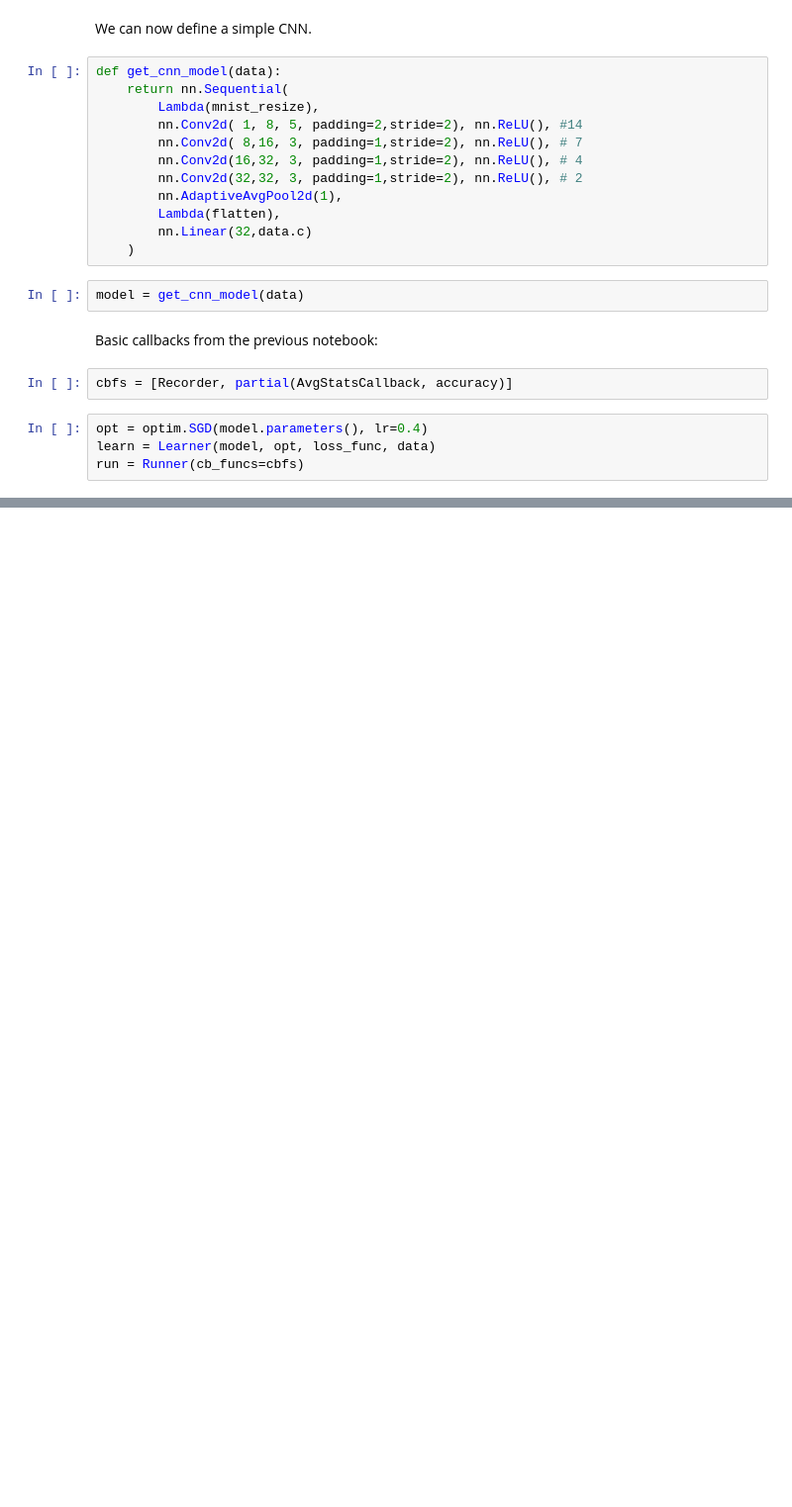
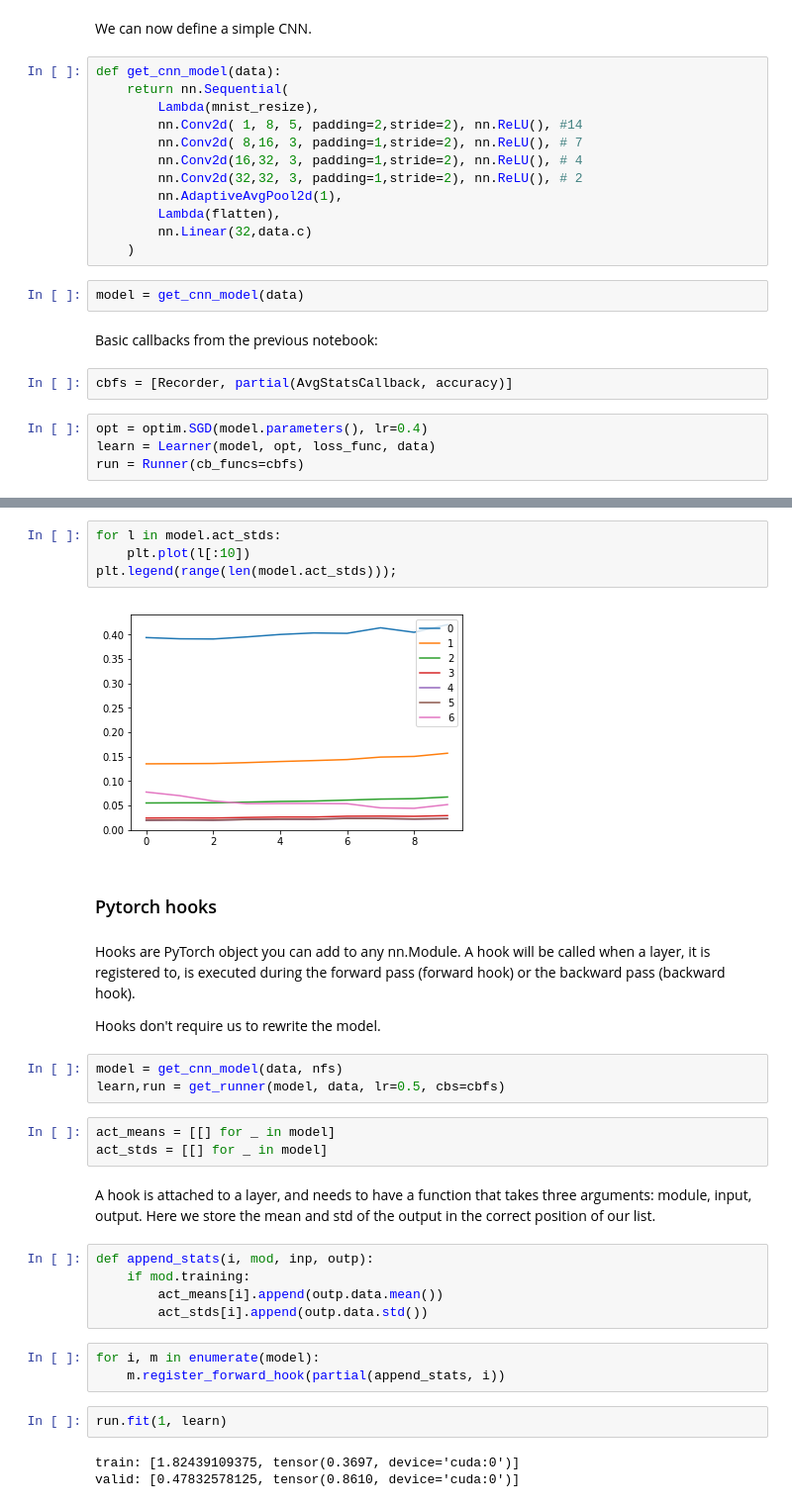
Before and after one commit to lalit527/DL, a Jupyter notebook: v3/DL2/lib/06_cuda_cnn_hooks_init.ipynb, the cells around one changed output, grey strips where cells are left out. Shown at 99% size. Saved outputs shown, nothing was run; the diff lists cells and outputs as text; blank space fills up the shorter version.

```diff
--- a/v3/DL2/lib/06_cuda_cnn_hooks_init.ipynb
+++ b/v3/DL2/lib/06_cuda_cnn_hooks_init.ipynb
@@ -88,0 +271,33 @@ RuntimeError: element 0 of tensors does not require grad and does not have a gra
+# %%
+for l in model.act_stds:
+    plt.plot(l[:10])
+plt.legend(range(len(model.act_stds)));
+# %% [output]
+[figure, added]
+# %% [markdown]
+### Pytorch hooks
+# %% [markdown]
+Hooks are PyTorch object you can add to any nn.Module. A hook will be called when a layer, it is registered to, is executed during the forward pass (forward hook) or the backward pass (backward hook).
+
+Hooks don't require us to rewrite the model.
+# %%
+model = get_cnn_model(data, nfs)
+learn,run = get_runner(model, data, lr=0.5, cbs=cbfs)
+# %%
+act_means = [[] for _ in model]
+act_stds = [[] for _ in model]
+# %% [markdown]
+A hook is attached to a layer, and needs to have a function that takes three arguments: module, input, output. Here we store the mean and std of the output in the correct position of our list.
+# %%
+def append_stats(i, mod, inp, outp):
+    if mod.training:
+        act_means[i].append(outp.data.mean())
+        act_stds[i].append(outp.data.std())
+# %%
+for i, m in enumerate(model):
+    m.register_forward_hook(partial(append_stats, i))
+# %%
+run.fit(1, learn)
+# %% [output]
+train: [1.82439109375, tensor(0.3697, device='cuda:0')]
+valid: [0.47832578125, tensor(0.8610, device='cuda:0')]
```
Also changed, not shown: parts of 88 cells of this notebook, 1 other file.
